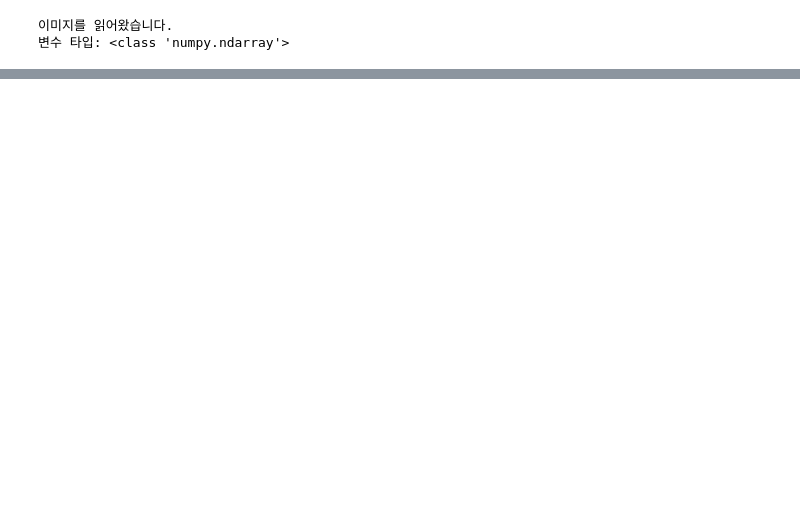
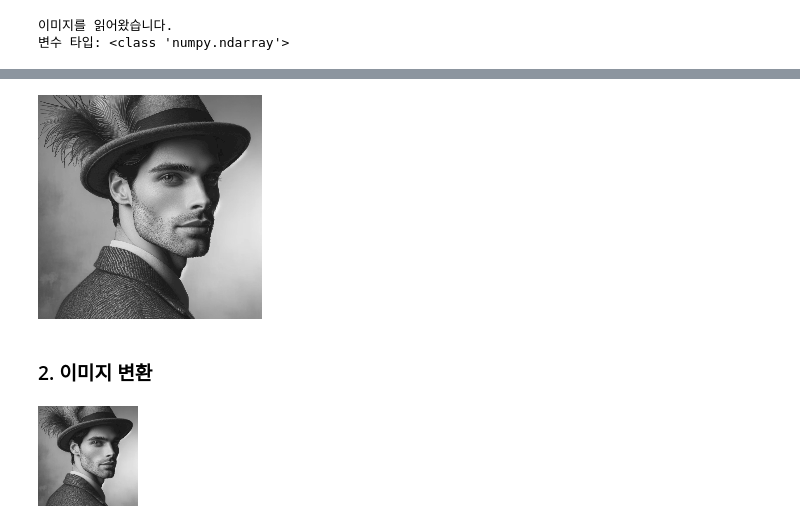
Before and after one commit to KimManSub/opencv_practice, a Jupyter notebook: Open_CV를_이용한_이미지_처리_실습.ipynb, the cells around one changed output, grey strips where cells are left out. Cells and saved outputs as stored; diff of their text form; code cells hidden in the pictures; blank space fills up the shorter version.

Commit message:
Colab을 통해 생성됨

```diff
--- a/Open_CV를_이용한_이미지_처리_실습.ipynb
+++ b/Open_CV를_이용한_이미지_처리_실습.ipynb
@@ -25,0 +134,15 @@ print(f"변수 타입: {type(image)}")
+# %%
+#cv2_show를 이용하여 이미지 보기
+
+from google.colab.patches import cv2_imshow
+import cv2
+
+# 이미지 읽기
+image = cv2.imread('test.png')
+
+# 이미지 표시
+cv2_imshow(image)
+# %% [output]
+[figure, added]
+# %% [markdown]
+### 2. 이미지 변환
@@ -25,0 +160,7 @@ print(f"변수 타입: {type(image)}")
+# %%
+# 사이즈 변환
+
+image_small = cv2.resize(image,(100,100))
+cv2_imshow(image_small)
+# %% [output]
+[figure, added]
```
Also changed, not shown: parts of 46 cells of this notebook.
